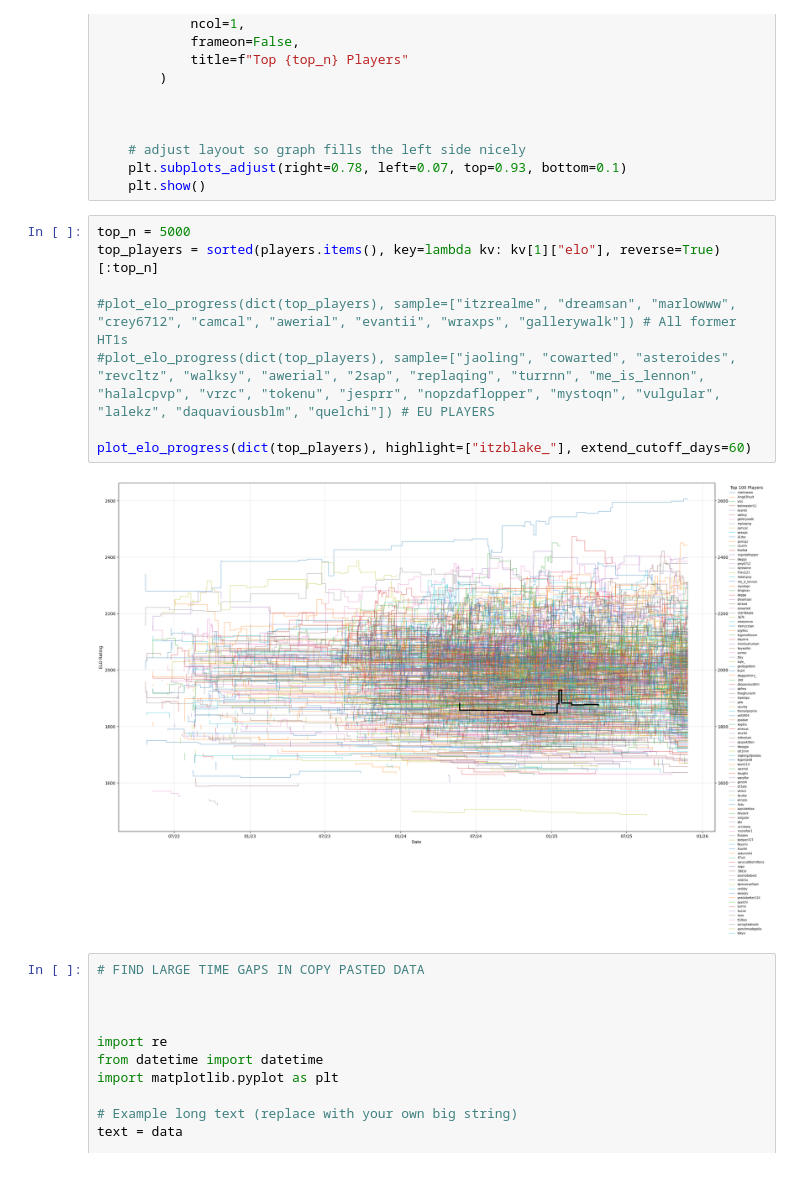
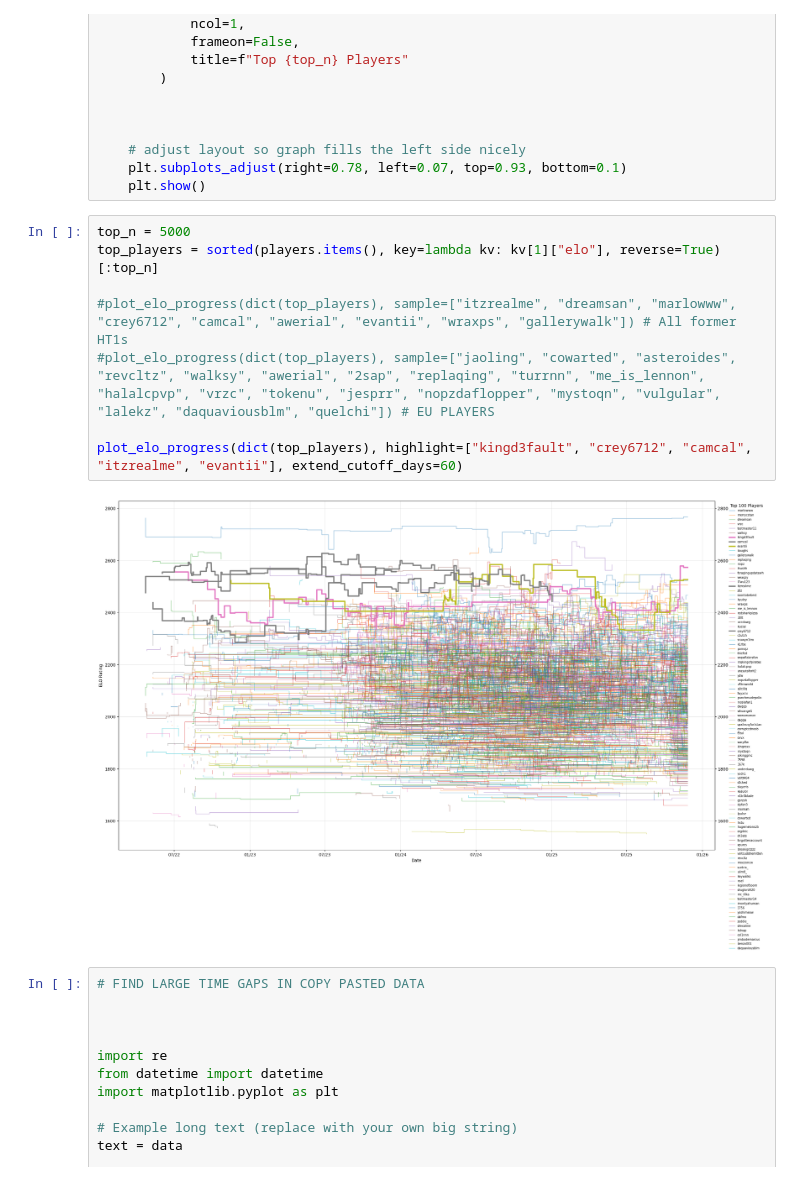
Before and after one commit to ProfX33/mctiers-elo, a Jupyter notebook: elo-analysis.ipynb, the cells around one changed output. Saved outputs shown, nothing was run; the diff lists cells and outputs as text.

```diff
--- a/elo-analysis.ipynb
+++ b/elo-analysis.ipynb
@@ -739,13 +662,13 @@ def plot_elo_progress(players, sample=None, highlight=None, extend_cutoff_days=2
 # %%
 top_n = 5000
 top_players = sorted(players.items(), key=lambda kv: kv[1]["elo"], reverse=True)[:top_n]
 
 #plot_elo_progress(dict(top_players), sample=["itzrealme", "dreamsan", "marlowww", "crey6712", "camcal", "awerial", "evantii", "wraxps", "gallerywalk"]) # All former HT1s
 #plot_elo_progress(dict(top_players), sample=["jaoling", "cowarted", "asteroides", "revcltz", "walksy", "awerial", "2sap", "replaqing", "turrnn", "me_is_lennon", "halalcpvp", "vrzc", "tokenu", "jesprr", "nopzdaflopper", "mystoqn", "vulgular", "lalekz", "daquaviousblm", "quelchi"]) # EU PLAYERS
 
-plot_elo_progress(dict(top_players), highlight=["itzblake_"], extend_cutoff_days=60)
+plot_elo_progress(dict(top_players), highlight=["kingd3fault", "crey6712", "camcal", "itzrealme", "evantii"], extend_cutoff_days=60)
 # %% [output]
-[figure, old version]
+[figure, new version]
 # %%
 # FIND LARGE TIME GAPS IN COPY PASTED DATA
 
```
Also changed, not shown: parts of 8 cells of this notebook, 2 other files.
